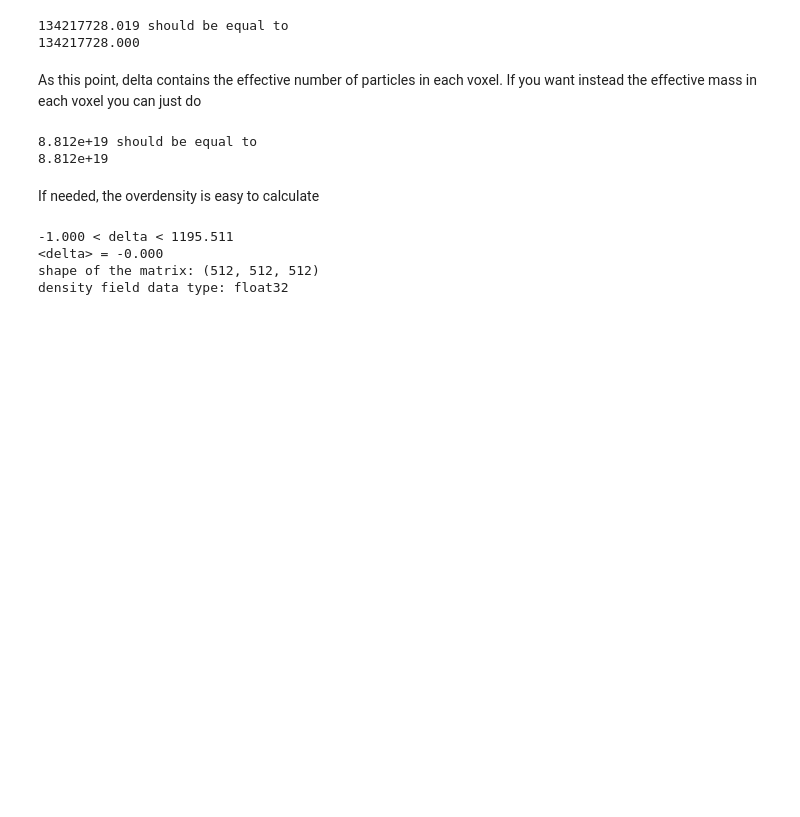
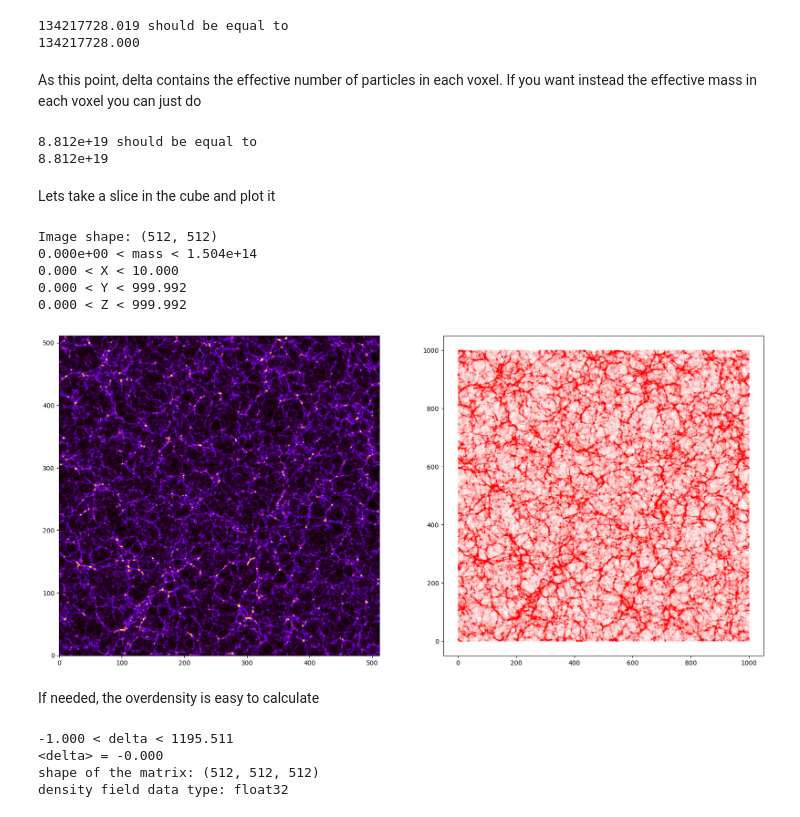
Before and after one commit to franciscovillaescusa/Quijote-simulations, a Jupyter notebook: docs/source/Examples/Density_fields.ipynb, the cells around one changed output. Cells and saved outputs as stored; diff of their text form; code cells hidden in the pictures; blank space fills up the shorter version.

```diff
--- a/docs/source/Examples/Density_fields.ipynb
+++ b/docs/source/Examples/Density_fields.ipynb
@@ -70,6 +70,37 @@ print('%.3e should be equal to\n%.3e'%(np.sum(delta, dtype=np.float64), pos.shap
 # %% [output]
 8.812e+19 should be equal to
 8.812e+19
+# %% [markdown]
+Lets take a slice in the cube and plot it
+# %%
+# the box is 1000 Mpc/h and every voxel has ~2 Mpc/h size. We can take ~5 slices to consider a region with a ~10 Mpc/h witdh
+mean_density = np.mean(delta[:5,:,:],axis=0) #Take the first 5 component along the first axis and compute the mean value
+print('Image shape:',mean_density.shape)
+print('%.3e < mass < %.3e'%(np.min(mean_density), np.max(mean_density)))
+
+# now lets consider the particles in that slide
+indexes = np.where((pos[:,0]<10))
+pos_slide = pos[indexes]
+print('%.3f < X < %.3f'%(np.min(pos_slide[:,0]), np.max(pos_slide[:,0])))
+print('%.3f < Y < %.3f'%(np.min(pos_slide[:,1]), np.max(pos_slide[:,1])))
+print('%.3f < Z < %.3f'%(np.min(pos_slide[:,2]), np.max(pos_slide[:,2])))
+
+import matplotlib.pyplot as plt
+from pylab import *
+fig = figure(figsize=(20,10))
+ax1 = fig.add_subplot(121)
+ax2 = fig.add_subplot(122)
+ax2.set_aspect('equal')
+ax1.imshow(mean_density.T, cmap='gnuplot',vmin=0.0, vmax=1e13, origin='lower')
+ax2.scatter(pos_slide[:,1], pos_slide[:,2], s=0.001,c='r')
+plt.show()
+# %% [output]
+Image shape: (512, 512)
+0.000e+00 < mass < 1.504e+14
+0.000 < X < 10.000
+0.000 < Y < 999.992
+0.000 < Z < 999.992
+[figure, added]
 # %% [markdown]
 If needed, the overdensity is easy to calculate
 # %%
```
Also changed, not shown: parts of 7 cells of this notebook.
